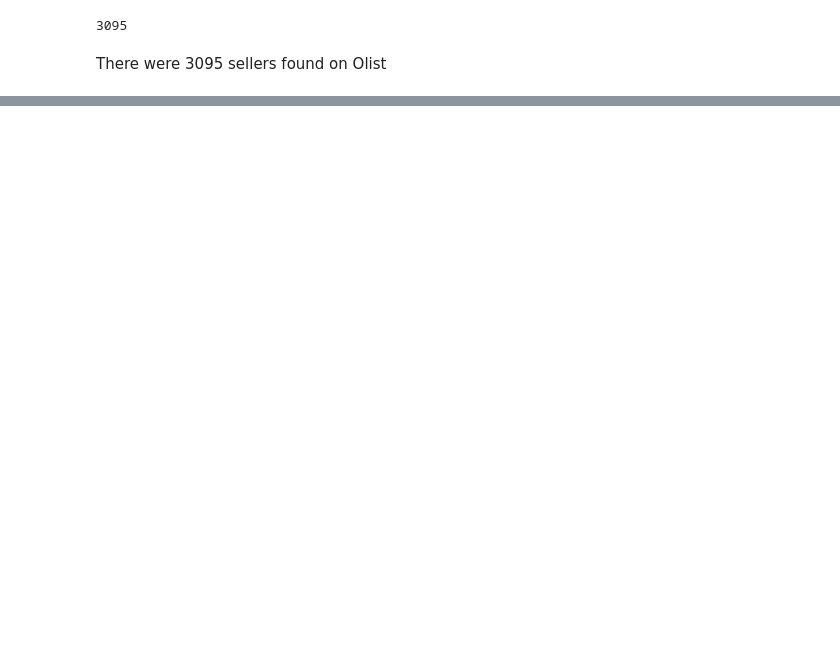
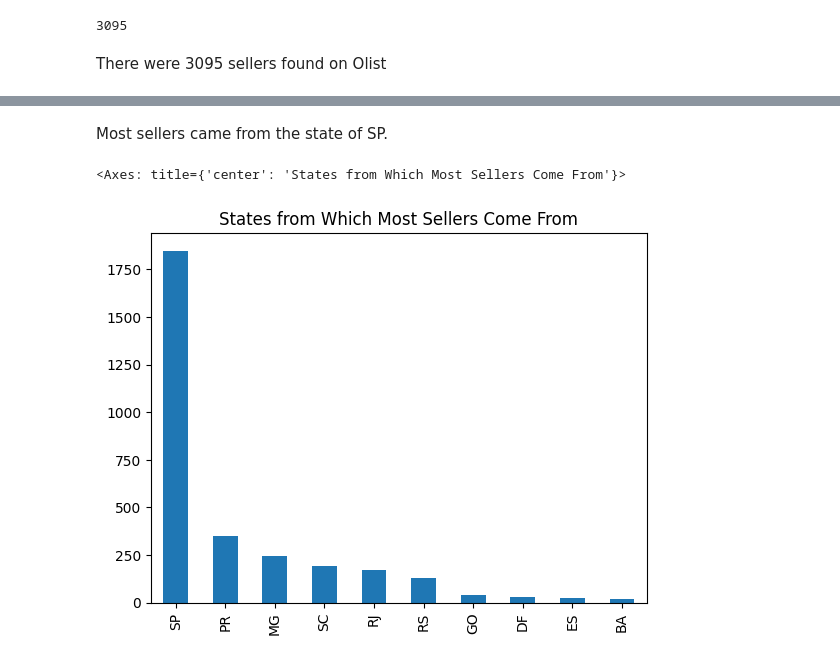
Before and after one commit to kanjamwingirwa/Olist, a Jupyter notebook: Olist_Analysis_Final.ipynb, the cells around one changed output, grey strips where cells are left out. Drawn from its saved outputs; the diff is of its cells as text; code cells hidden in the pictures; blank space fills up the shorter version.

```diff
--- a/Olist_Analysis_Final.ipynb
+++ b/Olist_Analysis_Final.ipynb
@@ -1149,6 +805,7 @@ The average Sales from home_comfort_2 by voucher were the lowest
 # %% [markdown]
 **How many sellers are active on Olist, and how does this number change over time**
 # %%
+sellers_df = pd.read_csv('/content/olist_sellers_dataset.csv')
 sellers_df.head(5)
 # %% [output]
 |  | seller_id | seller_zip_code_prefix | seller_city | seller_state |
@@ -1182,0 +879,11 @@ KeyError: ignored
+# %% [markdown]
+Most sellers came from the state of SP.
+# %%
+#find values with top 10 occurrences in 'seller_state'
+top_10 = (sellers_df['seller_state'].value_counts()).iloc[:10]
+
+#create bar chart to visualize top 10 values
+top_10.plot(kind='bar', title = 'States from Which Most Sellers Come From')
+# %% [output]
+<Axes: title={'center': 'States from Which Most Sellers Come From'}>
+[figure, added]
```
Also changed, not shown: parts of 88 cells of this notebook.
